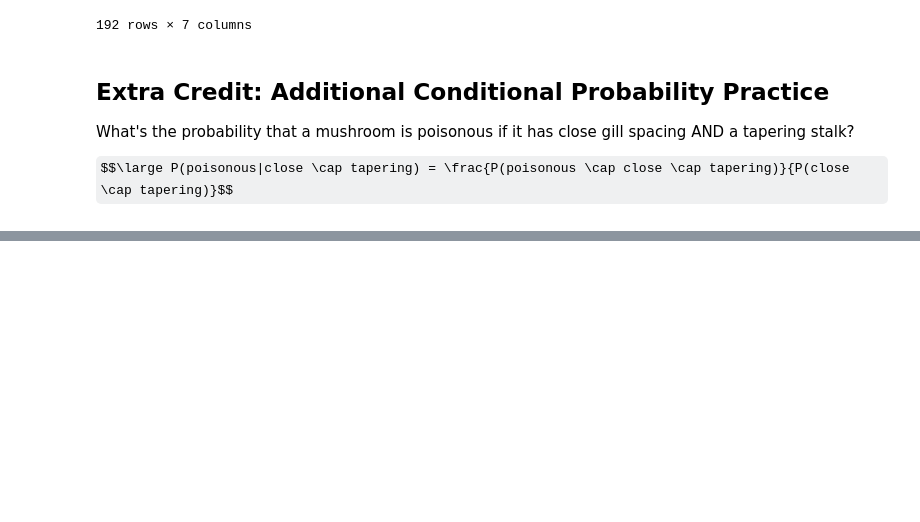
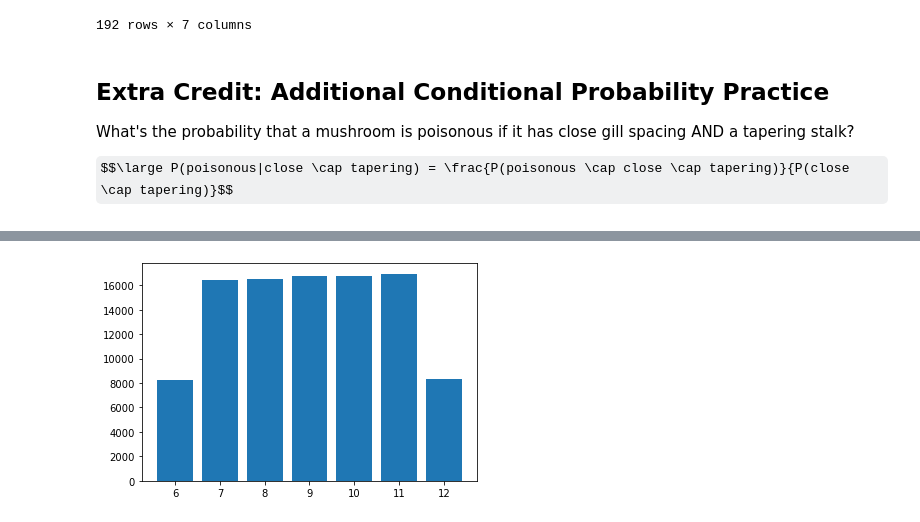
Before and after one commit to BryanKeating/DS-Live-040422, a Jupyter notebook: Phase2/18-Probability-Introduction.ipynb, the cells around one changed output, grey strips where cells are left out. Cells and saved outputs as stored; diff of their text form; code cells hidden in the pictures; some formulas as TeX source; blank space fills up the shorter version.

```diff
--- a/Phase2/18-Probability-Introduction.ipynb
+++ b/Phase2/18-Probability-Introduction.ipynb
@@ -690,0 +710,11 @@ $$\large P(poisonous|close \cap tapering) = \frac{P(poisonous \cap close \cap ta
+# %%
+total = 0
+outcomes = []
+while total < 100000:
+    d1 = random.randint(5,6)
+    d2 = random.randint(1,6)
+    outcomes.append(d1+d2)
+    total += 1
+
+counter = collections.Counter(outcomes)
+counter
@@ -690,0 +729,11 @@ $$\large P(poisonous|close \cap tapering) = \frac{P(poisonous \cap close \cap ta
+# %%
+total = 0
+outcomes = []
+while total < 100000:
+    d1 = random.randint(5,6)
+    d2 = random.randint(1,6)
+    outcomes.append(d1+d2)
+    total += 1
+
+counter = collections.Counter(outcomes)
+counter
@@ -690,0 +748,9 @@ $$\large P(poisonous|close \cap tapering) = \frac{P(poisonous \cap close \cap ta
+# %%
+lists = sorted(counter.items()) # sorted by key, return a list of tuples
+
+x, y = zip(*lists) # unpack a list of pairs into two tuples
+
+plt.bar(x, y)
+plt.show()
+# %% [output]
+[figure, added]
```
Also changed, not shown: parts of 12 cells of this notebook.
